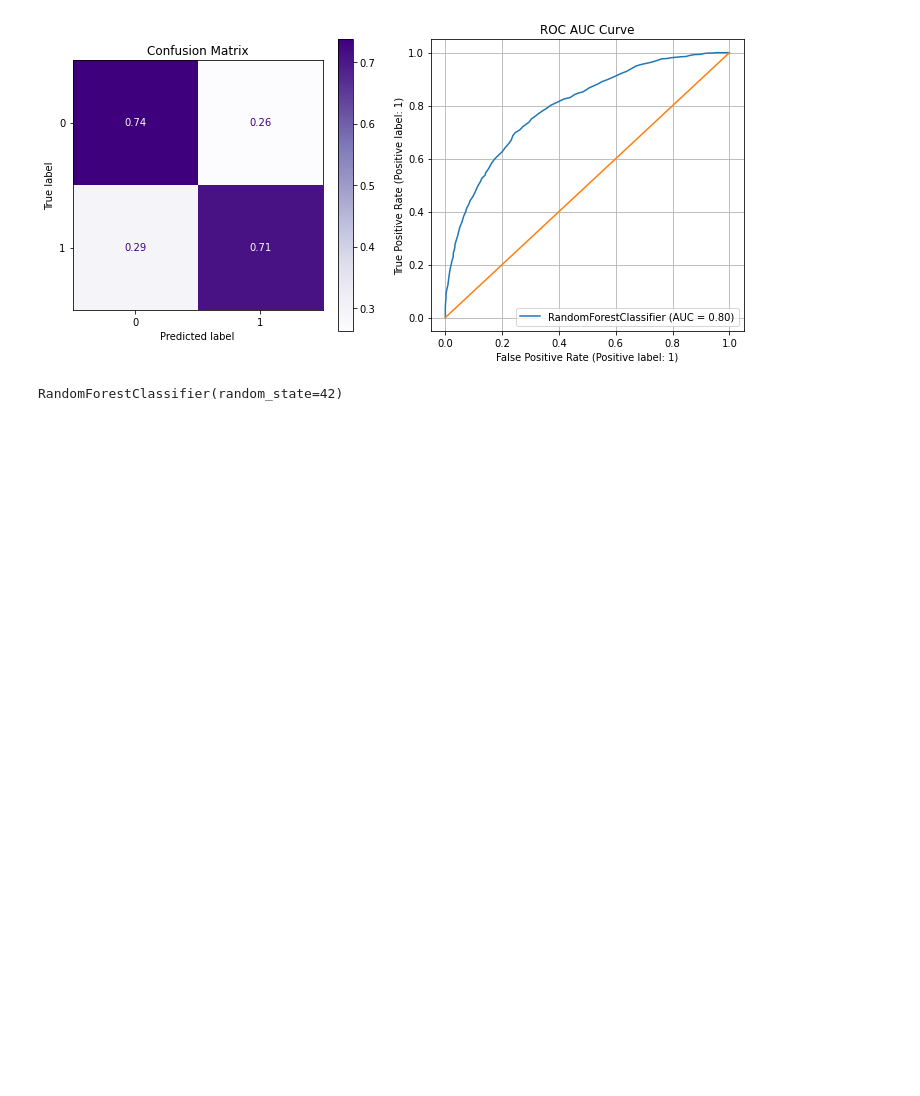
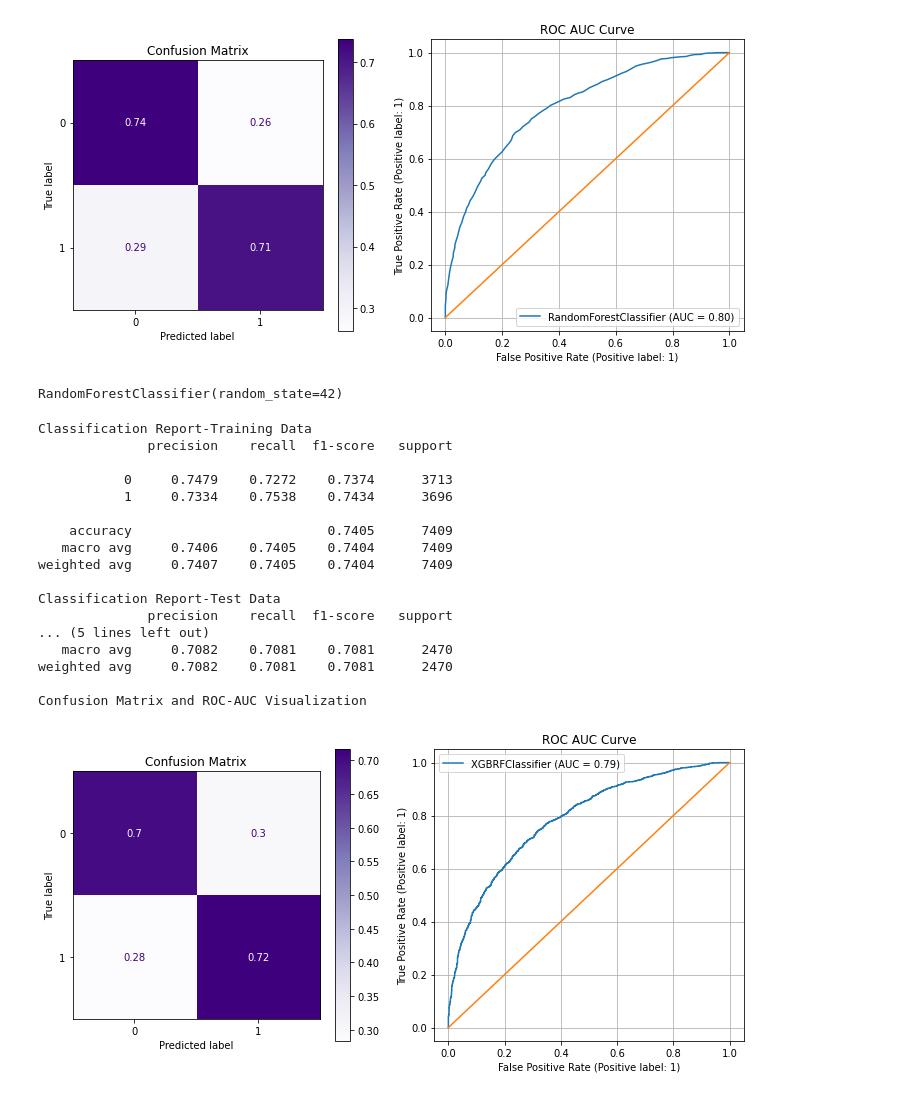
Before and after one commit to EricTHNguyen/My-league-game-analysis, a Jupyter notebook: notebook7b14834385.ipynb, the cells around one changed output. Cells and saved outputs as stored; diff of their text form; code cells hidden in the pictures; blank space fills up the shorter version.

```diff
--- a/notebook7b14834385.ipynb
+++ b/notebook7b14834385.ipynb
@@ -515,3 +515,25 @@ weighted avg     0.7232    0.7231    0.7230      2470
 Confusion Matrix and ROC-AUC Visualization
 [figure]
 RandomForestClassifier(random_state=42)
+# %%
+#fit and eval xgboost on df_select
+xgb_league=fit_eval(XGBRFClassifier(random_state=42,eval_metric='mlogloss'), X_train_select, y_train_select,X_test_select, y_test_select)
+# %% [output]
+Classification Report-Training Data
+              precision    recall  f1-score   support
+
+           0     0.7479    0.7272    0.7374      3713
+           1     0.7334    0.7538    0.7434      3696
+
+    accuracy                         0.7405      7409
+   macro avg     0.7406    0.7405    0.7404      7409
+weighted avg     0.7407    0.7405    0.7404      7409
+
+Classification Report-Test Data
+              precision    recall  f1-score   support
+... (5 lines left out)
+   macro avg     0.7082    0.7081    0.7081      2470
+weighted avg     0.7082    0.7081    0.7081      2470
+
+Confusion Matrix and ROC-AUC Visualization
+[figure, added]
```
Also changed, not shown: parts of 27 cells of this notebook.
